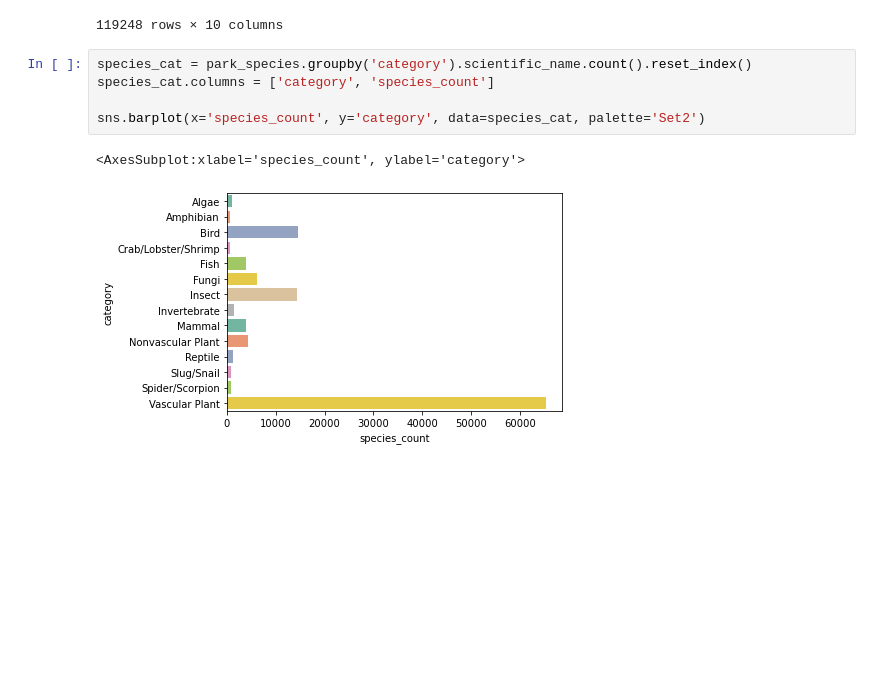
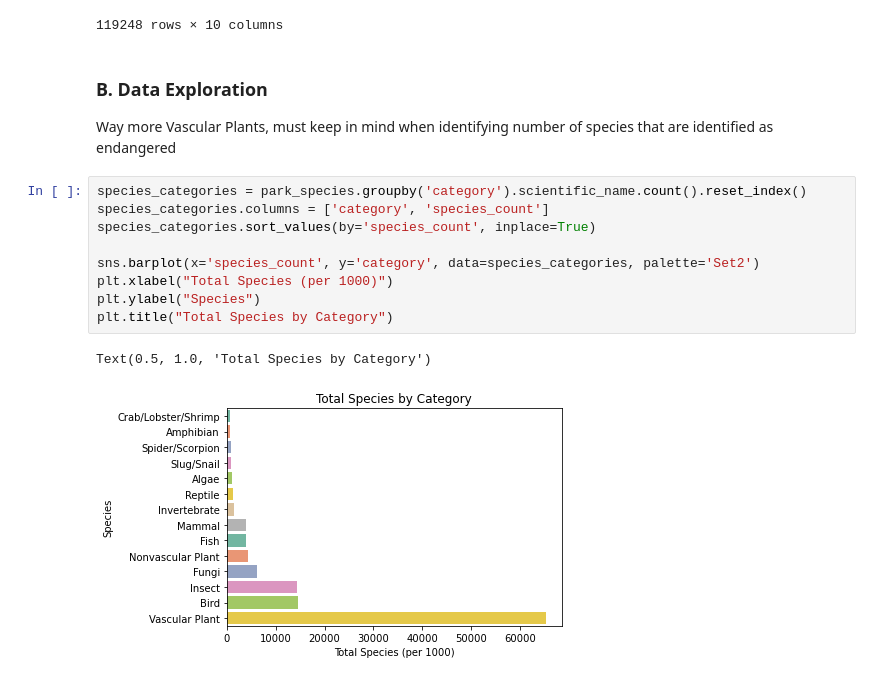
Before and after one commit to DanPark13/biodiv_analysis, a Jupyter notebook: biodiversity_exploration.ipynb, the cells around one changed output. Cells and saved outputs as stored; diff of their text form; blank space fills up the shorter version.

```diff
--- a/biodiversity_exploration.ipynb
+++ b/biodiversity_exploration.ipynb
@@ -142,11 +151,19 @@ park_species
 | 119246 | Zion National Park | Vascular Plant | Larrea tridentata | Creosote Bush | Native | Rare | NaN | ... |
 | 119247 | Zion National Park | Vascular Plant | Tribulus terrestris | Puncture Vine | Not Native | Uncommon | NaN | ... |
 119248 rows × 10 columns
+# %% [markdown]
+### B. Data Exploration
+
+Way more Vascular Plants, must keep in mind when identifying number of species that are identified as endangered
 # %%
-species_cat = park_species.groupby('category').scientific_name.count().reset_index()
-species_cat.columns = ['category', 'species_count']
+species_categories = park_species.groupby('category').scientific_name.count().reset_index()
+species_categories.columns = ['category', 'species_count']
+species_categories.sort_values(by='species_count', inplace=True)
 
-sns.barplot(x='species_count', y='category', data=species_cat, palette='Set2')
+sns.barplot(x='species_count', y='category', data=species_categories, palette='Set2')
+plt.xlabel("Total Species (per 1000)")
+plt.ylabel("Species")
+plt.title("Total Species by Category")
 # %% [output]
-<AxesSubplot:xlabel='species_count', ylabel='category'>
+Text(0.5, 1.0, 'Total Species by Category')
-[figure, old version]
+[figure, new version]
```
Also changed, not shown: parts of 5 cells of this notebook.
